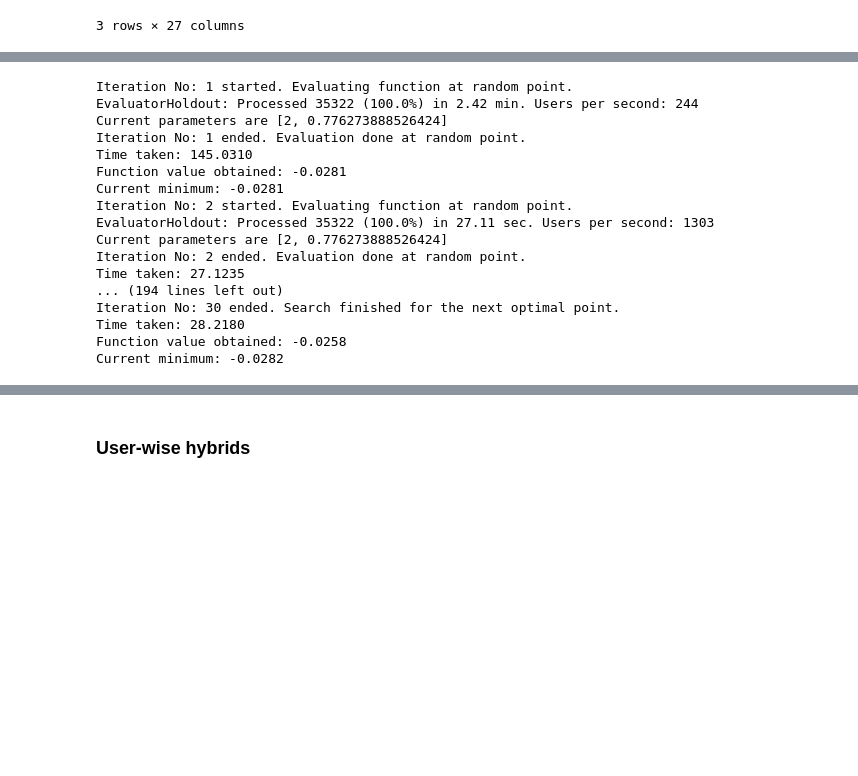
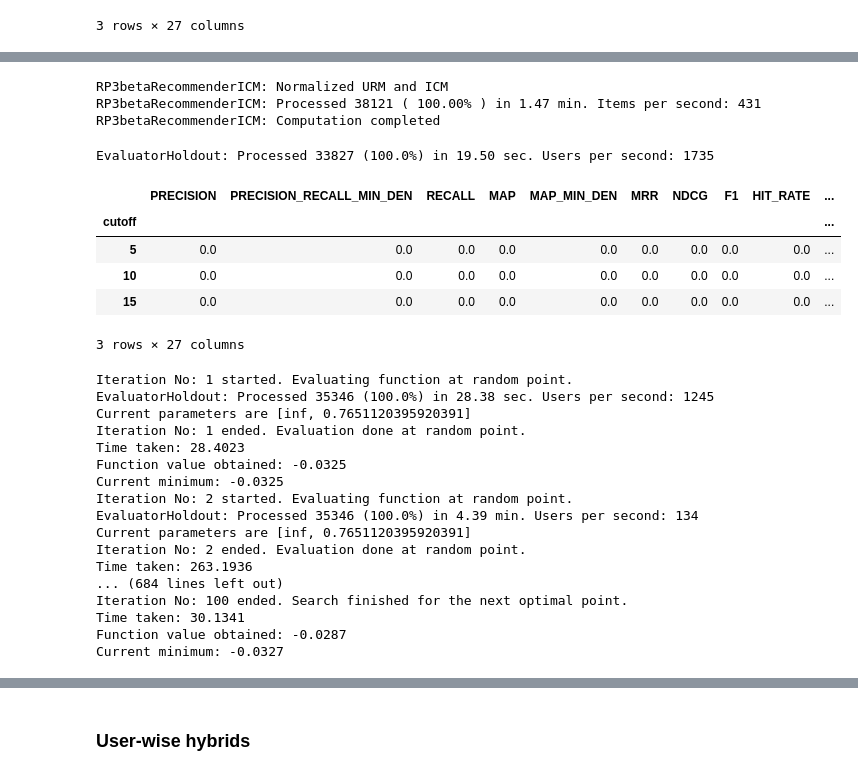
Before and after one commit to tomaz-suller/recsys, a Jupyter notebook: 9-tomaz-suller-submission.ipynb, the cells around one changed output, grey strips where cells are left out. Drawn from its saved outputs; the diff is of its cells as text; code cells hidden in the pictures; blank space fills up the shorter version.

```diff
--- a/9-tomaz-suller-submission.ipynb
+++ b/9-tomaz-suller-submission.ipynb
@@ -416,0 +429,19 @@ recommender_object = ScoresHybridRecommender(
+# %%
+BEST_RP3_ICM = {
+    "topK": 11,
+    "alpha": 1.9811525250064195,
+    "beta": 0.6832513917848906,
+    "delta": 0.0037274512973076712,
+    "normalize_similarity": True,
+}
+
+rp3_icm = RP3betaRecommenderICM(URM_all, ICM_all)
+rp3_icm.fit(
+    implicit=True,
+    min_rating=1.0,
+    **BEST_RP3_ICM,
+)
+# %% [output]
+RP3betaRecommenderICM: Normalized URM and ICM
+RP3betaRecommenderICM: Processed 38121 ( 100.00% ) in 1.47 min. Items per second: 431
+RP3betaRecommenderICM: Computation completed
@@ -416,0 +451,11 @@ recommender_object = ScoresHybridRecommender(
+# %%
+result_df, _ = evaluator_validation.evaluateRecommender(rp3_icm)
+result_df
+# %% [output]
+EvaluatorHoldout: Processed 33827 (100.0%) in 19.50 sec. Users per second: 1735
+|  | PRECISION | PRECISION_RECALL_MIN_DEN | RECALL | MAP | MAP_MIN_DEN | MRR | NDCG | F1 | HIT_RATE | ... |
+| cutoff |  |  |  |  |  |  |  |  |  | ... |
+| 5 | 0.0 | 0.0 | 0.0 | 0.0 | 0.0 | 0.0 | 0.0 | 0.0 | 0.0 | ... |
+| 10 | 0.0 | 0.0 | 0.0 | 0.0 | 0.0 | 0.0 | 0.0 | 0.0 | 0.0 | ... |
+| 15 | 0.0 | 0.0 | 0.0 | 0.0 | 0.0 | 0.0 | 0.0 | 0.0 | 0.0 | ... |
+3 rows × 27 columns
@@ -431,27 +485,27 @@ optimisation_result = gp_minimize(
     ],
     n_jobs=-1,
     verbose=True,
-    n_calls=30,
+    n_calls=100,
     callback=[lambda result: print("Current parameters are", result.x)]
 )
 # %% [output]
 Iteration No: 1 started. Evaluating function at random point.
-EvaluatorHoldout: Processed 35322 (100.0%) in 2.42 min. Users per second: 244
-Current parameters are [2, 0.776273888526424]
+EvaluatorHoldout: Processed 35346 (100.0%) in 28.38 sec. Users per second: 1245
+Current parameters are [inf, 0.7651120395920391]
 Iteration No: 1 ended. Evaluation done at random point.
-Time taken: 145.0310
-Function value obtained: -0.0281
-Current minimum: -0.0281
+Time taken: 28.4023
+Function value obtained: -0.0325
+Current minimum: -0.0325
 Iteration No: 2 started. Evaluating function at random point.
-EvaluatorHoldout: Processed 35322 (100.0%) in 27.11 sec. Users per second: 1303
-Current parameters are [2, 0.776273888526424]
+EvaluatorHoldout: Processed 35346 (100.0%) in 4.39 min. Users per second: 134
+Current parameters are [inf, 0.7651120395920391]
 Iteration No: 2 ended. Evaluation done at random point.
-Time taken: 27.1235
-... (194 lines left out)
-Iteration No: 30 ended. Search finished for the next optimal point.
-Time taken: 28.2180
-Function value obtained: -0.0258
-Current minimum: -0.0282
+Time taken: 263.1936
+... (684 lines left out)
+Iteration No: 100 ended. Search finished for the next optimal point.
+Time taken: 30.1341
+Function value obtained: -0.0287
+Current minimum: -0.0327
 # %%
 optimisation_result.x
 # %% [output]
```
Also changed, not shown: parts of 23 cells of this notebook.
